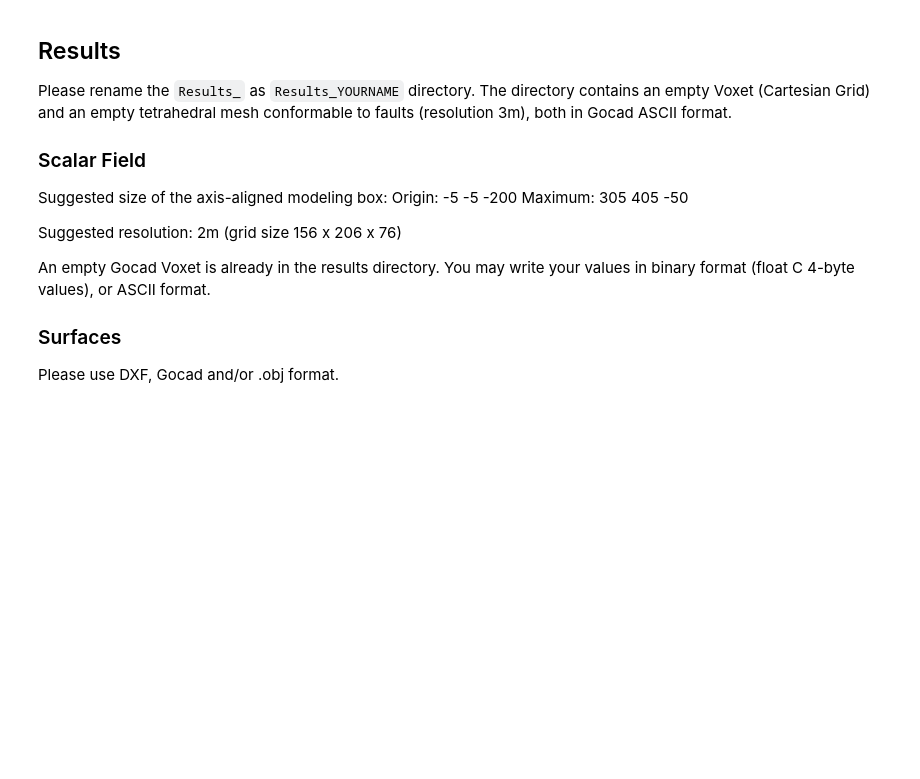
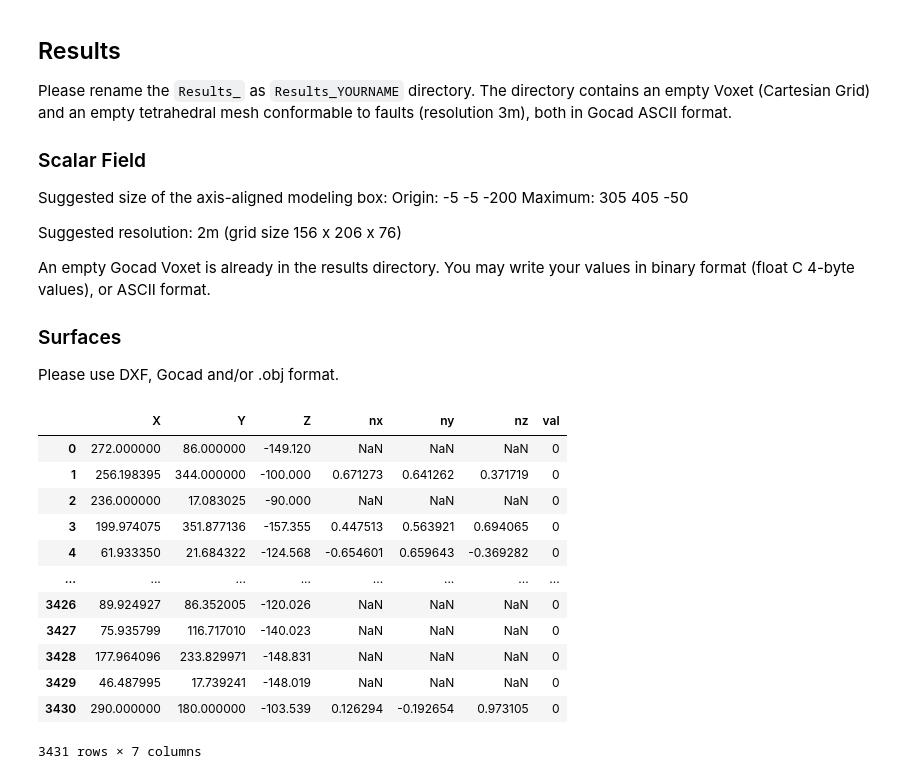
Before and after one commit to Loop3D/ImplicitBenchmark, a Jupyter notebook: Moureze/Results_Lachlan/Moureze_LoopStructural.ipynb, the cells around one changed output. Saved outputs shown, nothing was run; the diff lists cells and outputs as text; code cells hidden in the pictures; blank space fills up the shorter version.

```diff
--- a/Moureze/Results_Lachlan/Moureze_PLI.ipynb
+++ b/Moureze/Results_Lachlan/Moureze_LoopStructural.ipynb
@@ -53,18 +48,41 @@ An empty Gocad Voxet is already in the results directory. You may write your val
 Please use DXF, Gocad and/or .obj format.
 # %%
 dips = pd.read_csv('../Moureze_Points.csv',delimiter=';')
-# points_file_names = ['../Moureze_Points.csv']
+points_file_names = ['../Moureze_Points.csv']
 section_file_names = ['../Sections_EW.csv','../Sections_NS.csv']
+dips = dips.rename(columns={'OrientX':'nx','OrientY':'ny','OrientZ':'nz'})
 
 # import all of the csv into the same dataframe
-# dfs = []
-# for f in points_file_names:
-#     dfs.append(pd.read_csv(f,delimiter=';'))
-# points = pd.concat(dfs,axis=0,ignore_index=True)
+dfs = []
+for f in points_file_names:
+    dfs.append(pd.read_csv(f,delimiter=';'))
+points = pd.concat(dfs,axis=0,ignore_index=True)
 # sections
 dfs = []
 for f in section_file_names:
     dfs.append(pd.read_csv(f,delimiter=';'))
 sections = pd.concat(dfs,axis=0,ignore_index=True)
+sections['val'] = 0
+points.loc[points['OrientX']<-2,['OrientX','OrientY','OrientZ']] = np.nan
+points = points.rename(columns={'OrientX':'nx','OrientY':'ny','OrientZ':'nz'})
+
+points['val'] = 0
+# data = pd.concat(dips,se)
 # apoints = pd.read_csv('APoints.csv',delimiter=';')
 # asection = pd.read_csv('ASection.csv',delimiter=';')
+# %%
+points
+# %% [output]
+|  | X | Y | Z | nx | ny | nz | val |
+| 0 | 272.000000 | 86.000000 | -149.120 | NaN | NaN | NaN | 0 |
+| 1 | 256.198395 | 344.000000 | -100.000 | 0.671273 | 0.641262 | 0.371719 | 0 |
+| 2 | 236.000000 | 17.083025 | -90.000 | NaN | NaN | NaN | 0 |
+| 3 | 199.974075 | 351.877136 | -157.355 | 0.447513 | 0.563921 | 0.694065 | 0 |
+| 4 | 61.933350 | 21.684322 | -124.568 | -0.654601 | 0.659643 | -0.369282 | 0 |
+| ... | ... | ... | ... | ... | ... | ... | ... |
+| 3426 | 89.924927 | 86.352005 | -120.026 | NaN | NaN | NaN | 0 |
+| 3427 | 75.935799 | 116.717010 | -140.023 | NaN | NaN | NaN | 0 |
+| 3428 | 177.964096 | 233.829971 | -148.831 | NaN | NaN | NaN | 0 |
+| 3429 | 46.487995 | 17.739241 | -148.019 | NaN | NaN | NaN | 0 |
+| 3430 | 290.000000 | 180.000000 | -103.539 | 0.126294 | -0.192654 | 0.973105 | 0 |
+3431 rows × 7 columns
```
Also changed, not shown: parts of 13 cells of this notebook, 2 other files.
